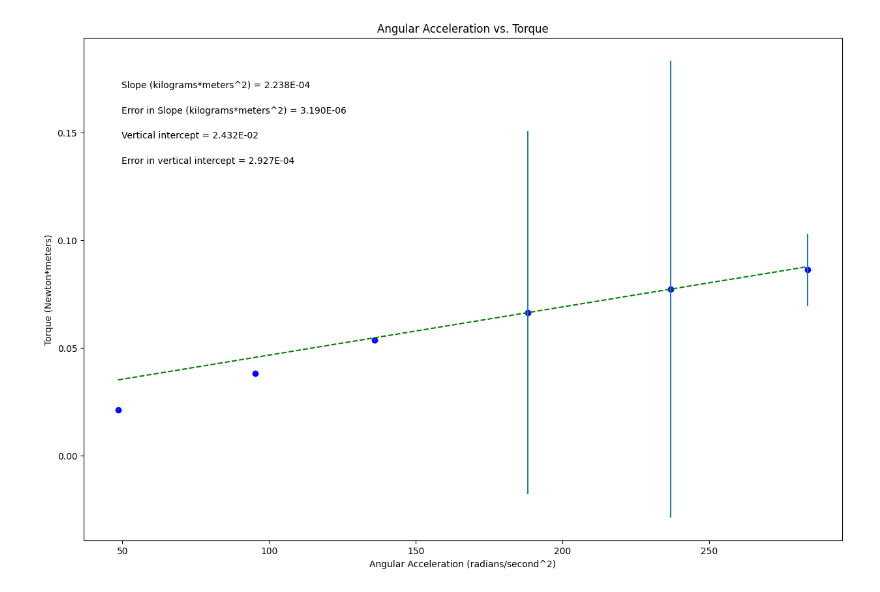
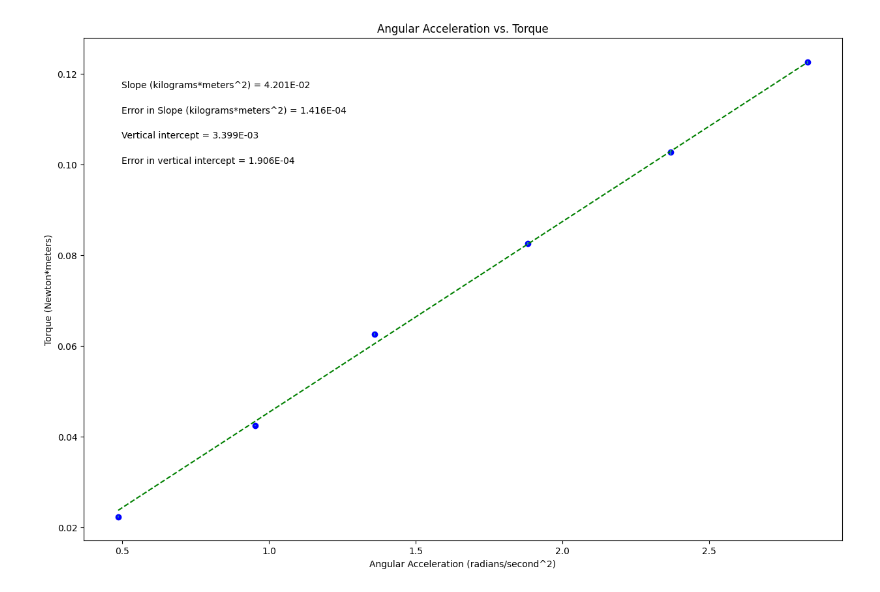
Before and after one commit to eb194660/Physics, a Jupyter notebook: Braddock_Lab8.ipynb, the cells around one changed output. Saved outputs shown, nothing was run; the diff lists cells and outputs as text; code cells hidden in the pictures.

```diff
--- a/Braddock_Lab8.ipynb
+++ b/Braddock_Lab8.ipynb
@@ -19,11 +19,11 @@ import matplotlib.pyplot as plt
 #variable names should start with a letter and must contain only letters, numbers, and underscores
 
 
-xvariable_angular_acceleration = np.array([48.54, 95.15, 135.9, 188.3, 236.9, 283.5])
+xvariable_angular_acceleration = np.array([.4854, .9515, 1.359, 1.883, 2.369, 2.835])
 
-yvariable_torque = np.array([.0213, .0383, .0537, .0664, .0774, .0863])
+yvariable_torque = np.array([.0224, .0425, .0626, .0826, .1027, .1225])
 
-err_yvariable_torque = np.array([.00017, .00018, .00023, .08436, .10609, .01673])
+err_yvariable_torque = np.array([.00017, .00018, .00023, .00026, .00050, .00039])
 
 
 
@@ -92,31 +92,31 @@ elif annotation_placement==3 or annotation_placement==4:
 #Don't need to change anything in this section!
 
 #Plot data on graph. Plot error bars and place values for slope,
 #error in slope, and vertical intercept (plus error) on the plot using "annotate"
 
 plt.figure(figsize=(15,10))
 
 plt.plot(x, fit, color='green', linestyle='--')
 plt.scatter(x, y, color='blue', marker='o')
 
 plt.xlabel(x_label)
 plt.ylabel(y_label)
 plt.title(plot_title)
 
 plt.errorbar(x, y, yerr=dy, xerr=None, fmt="none") #don't need to plot x error bars
 
 plt.annotate('Slope ({}) = {value:.{digits}E}'.format(slope_units,value=m, digits=3),
              (xpos, ypos[0]), xycoords='axes fraction')
 
 plt.annotate('Error in Slope ({}) = {value:.{digits}E}'.format(slope_units,value=dm, digits=3),
              (xpos, ypos[1]), xycoords='axes fraction')
 
 plt.annotate('Vertical intercept = {value:.{digits}E}'.format(value=b, digits=3),
              (xpos, ypos[2]), xycoords='axes fraction')
 
 plt.annotate('Error in vertical intercept = {value:.{digits}E}'.format(value=db, digits=3),
              (xpos, ypos[3]), xycoords='axes fraction')
 
 plt.show()
 # %% [output]
-[figure, old version]
+[figure, new version]
```
